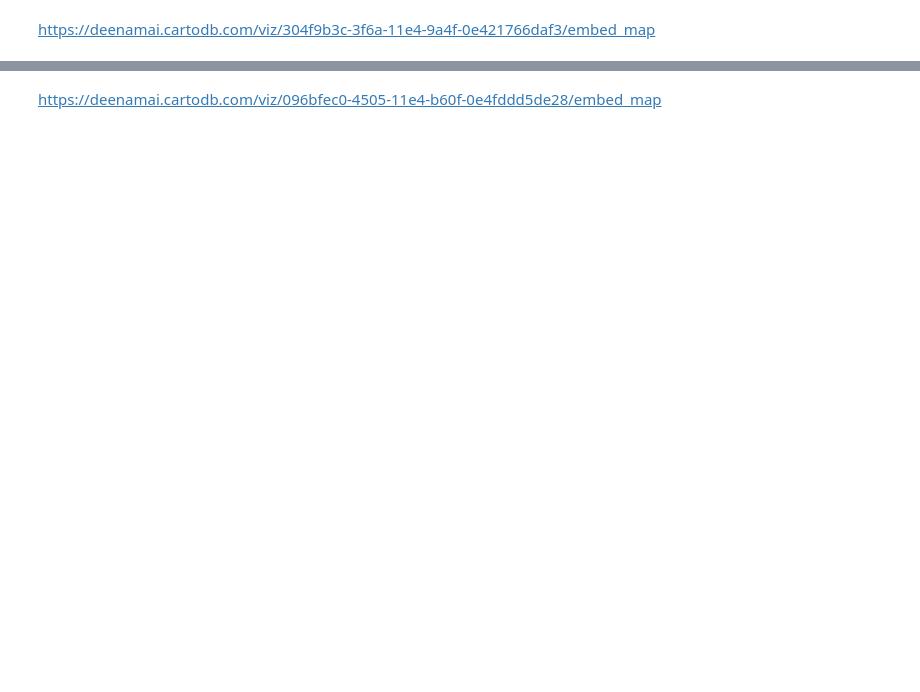
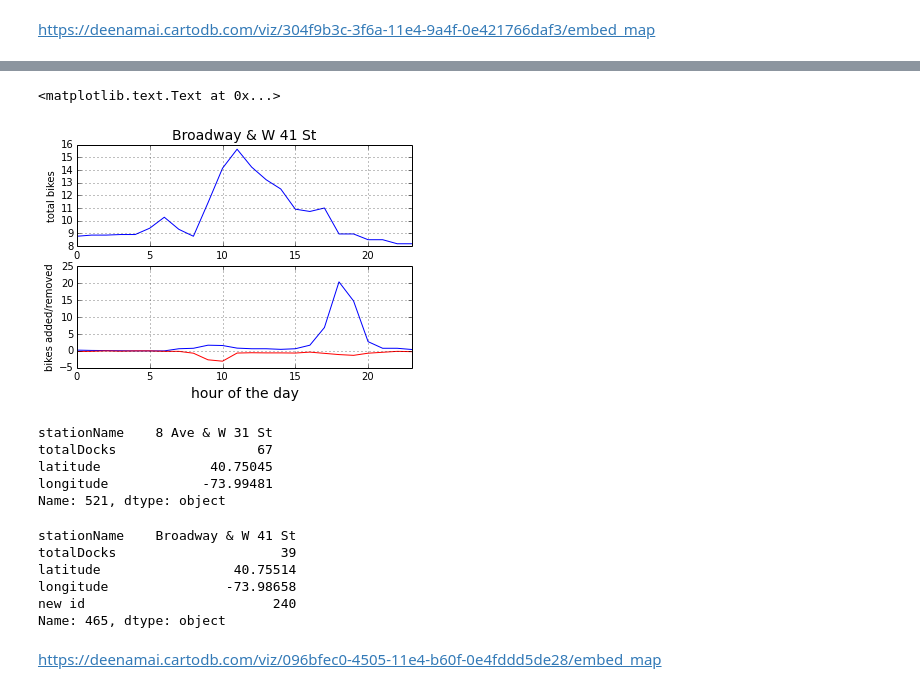
Before and after one commit to deenapatel/citibike, a Jupyter notebook: Citibike.ipynb, the cells around one changed output, grey strips where cells are left out. Drawn from its saved outputs; the diff is of its cells as text; code cells hidden in the pictures; blank space fills up the shorter version.

```diff
--- a/Citibike.ipynb
+++ b/Citibike.ipynb
@@ -497,3 +329,38 @@ https://deenamai.cartodb.com/viz/304f9b3c-3f6a-11e4-9a4f-0e421766daf3/embed_map
+# %%
+stno=465
+stname=stationinfo.loc[stno]['stationName']
+plt.subplot(211)
+sfavg[stno].plot(legend=False)
+plt.ylabel('total bikes')
+plt.xlabel('hour of the day',fontsize=14)
+plt.title(stname,fontsize=14)
+
+plt.subplot(212)
+addsavg[stno].plot()
+rmavg[stno].apply(lambda x: -x).plot(color='r')
+plt.ylabel('bikes added/removed')
+plt.xlabel('hour of the day',fontsize=14)
+#plt.title('Rebalanced: bikes added and removed\n'+stname,fontsize=14)
+# %% [output]
+<matplotlib.text.Text at 0x...>
+[figure, added]
+# %%
+stationinfo.loc[521]
+# %% [output]
+stationName    8 Ave & W 31 St
+totalDocks                  67
+latitude              40.75045
+longitude            -73.99481
+Name: 521, dtype: object
+# %%
+stationinfo.loc[465]
+# %% [output]
+stationName    Broadway & W 41 St
+totalDocks                     39
+latitude                 40.75514
+longitude               -73.98658
+new id                        240
+Name: 465, dtype: object
 # %% [markdown]
 https://deenamai.cartodb.com/viz/096bfec0-4505-11e4-b60f-0e4fddd5de28/embed_map
 # %% [markdown]
```
Also changed, not shown: parts of 42 cells of this notebook, 1 other file.
